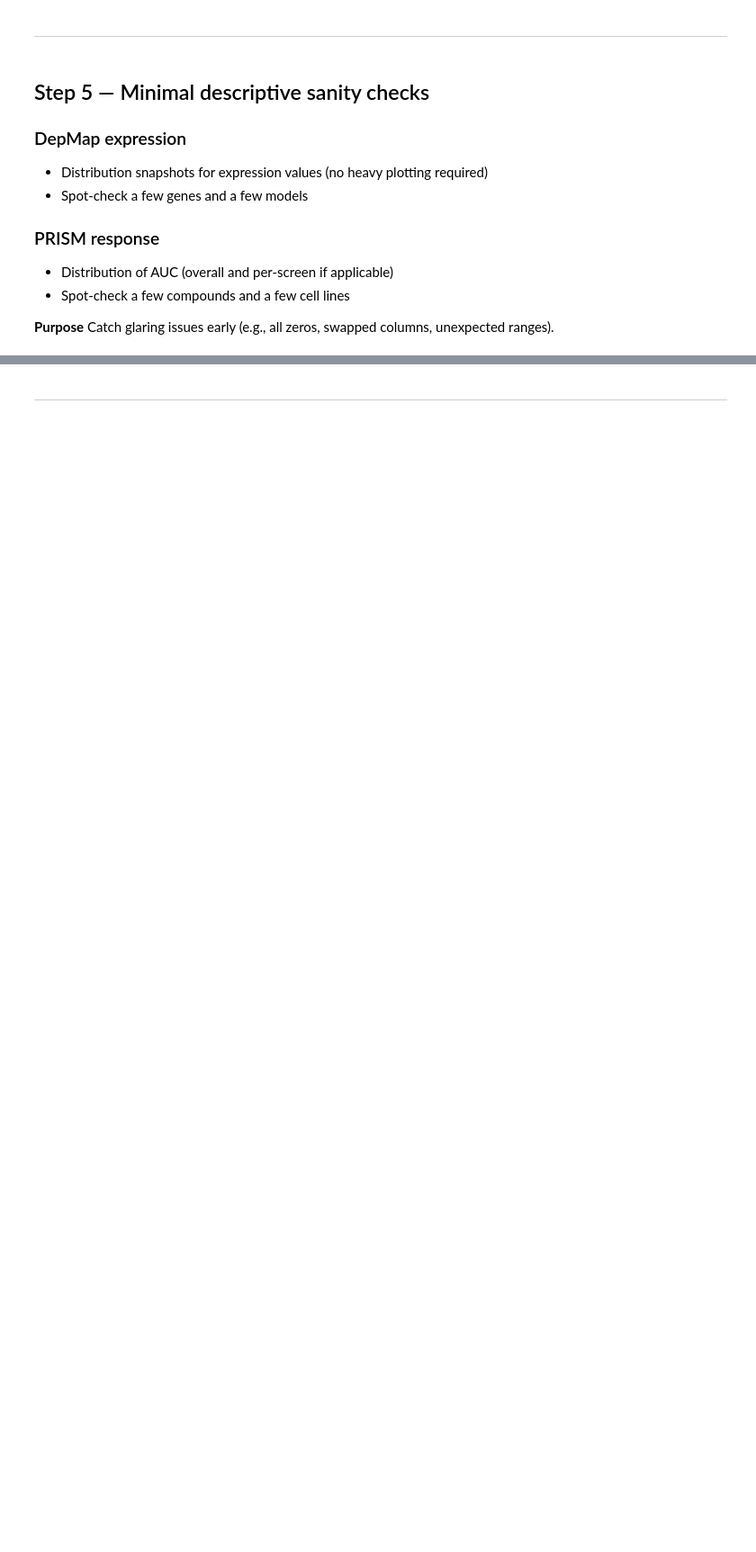
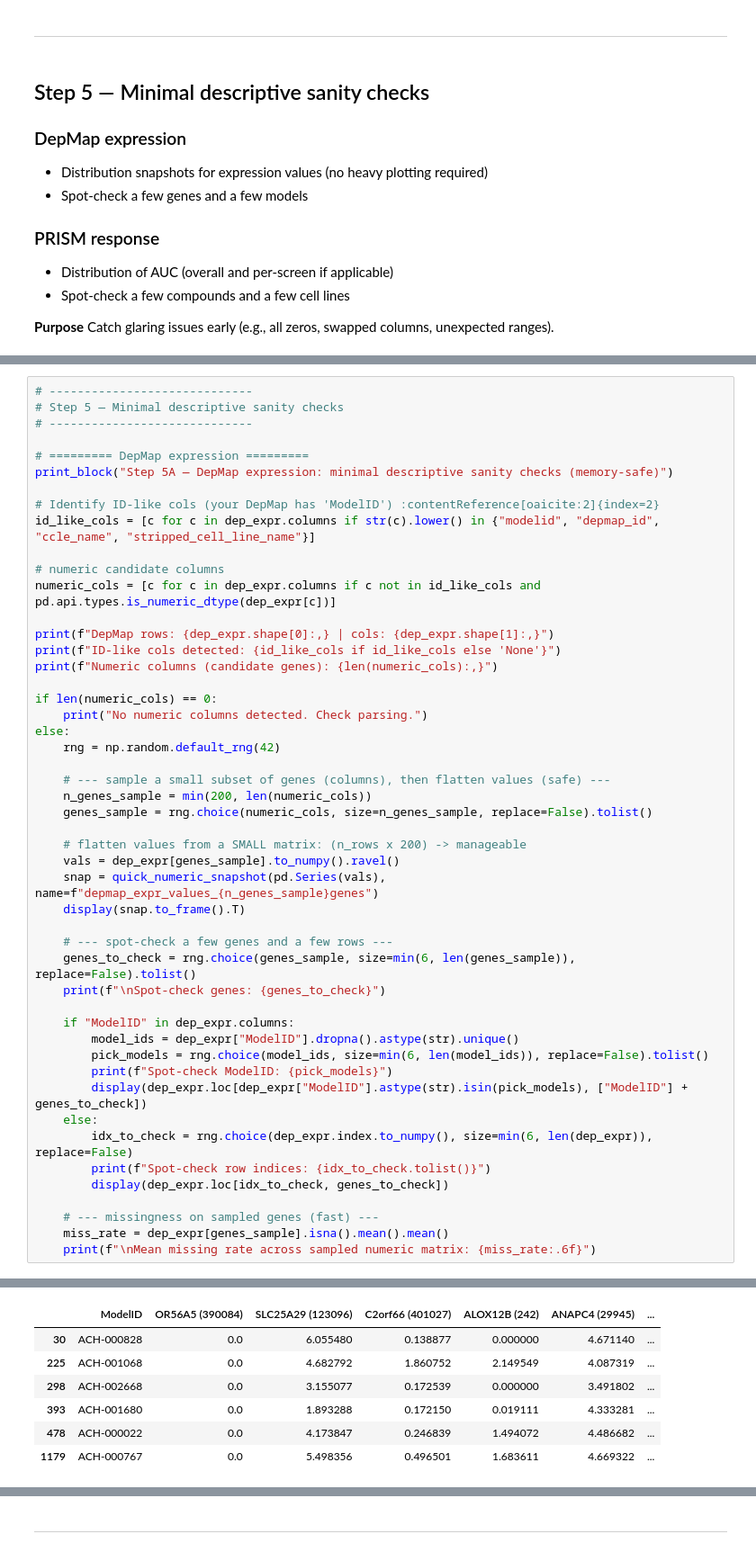
Before and after one commit to paulairazoqui/epigenetic-drug-resistance, a Jupyter notebook: notebooks/01_sanity_checks_depmap_prism.ipynb, the cells around one changed output, grey strips where cells are left out. Shown at 90% size. Saved outputs shown, nothing was run; the diff lists cells and outputs as text; blank space fills up the shorter version.

```diff
--- a/notebooks/01_sanity_checks_depmap_prism.ipynb
+++ b/notebooks/01_sanity_checks_depmap_prism.ipynb
@@ -416,0 +498,50 @@ Catch glaring issues early (e.g., all zeros, swapped columns, unexpected ranges)
+# %%
+# -----------------------------
+# Step 5 — Minimal descriptive sanity checks
+# -----------------------------
+
+# ========= DepMap expression =========
+print_block("Step 5A — DepMap expression: minimal descriptive sanity checks (memory-safe)")
+
+# Identify ID-like cols (your DepMap has 'ModelID') :contentReference[oaicite:2]{index=2}
+id_like_cols = [c for c in dep_expr.columns if str(c).lower() in {"modelid", "depmap_id", "ccle_name", "stripped_cell_line_name"}]
+
+# numeric candidate columns
+numeric_cols = [c for c in dep_expr.columns if c not in id_like_cols and pd.api.types.is_numeric_dtype(dep_expr[c])]
+
+print(f"DepMap rows: {dep_expr.shape[0]:,} | cols: {dep_expr.shape[1]:,}")
+print(f"ID-like cols detected: {id_like_cols if id_like_cols else 'None'}")
+print(f"Numeric columns (candidate genes): {len(numeric_cols):,}")
+
+if len(numeric_cols) == 0:
+    print("No numeric columns detected. Check parsing.")
+else:
+    rng = np.random.default_rng(42)
+
+    # --- sample a small subset of genes (columns), then flatten values (safe) ---
+    n_genes_sample = min(200, len(numeric_cols))
+    genes_sample = rng.choice(numeric_cols, size=n_genes_sample, replace=False).tolist()
+
+    # flatten values from a SMALL matrix: (n_rows x 200) -> manageable
+    vals = dep_expr[genes_sample].to_numpy().ravel()
+    snap = quick_numeric_snapshot(pd.Series(vals), name=f"depmap_expr_values_{n_genes_sample}genes")
+    display(snap.to_frame().T)
+
+    # --- spot-check a few genes and a few rows ---
+    genes_to_check = rng.choice(genes_sample, size=min(6, len(genes_sample)), replace=False).tolist()
+    print(f"\nSpot-check genes: {genes_to_check}")
+
+    if "ModelID" in dep_expr.columns:
+        model_ids = dep_expr["ModelID"].dropna().astype(str).unique()
+        pick_models = rng.choice(model_ids, size=min(6, len(model_ids)), replace=False).tolist()
+        print(f"Spot-check ModelID: {pick_models}")
+        display(dep_expr.loc[dep_expr["ModelID"].astype(str).isin(pick_models), ["ModelID"] + genes_to_check])
+    else:
+        idx_to_check = rng.choice(dep_expr.index.to_numpy(), size=min(6, len(dep_expr)), replace=False)
+        print(f"Spot-check row indices: {idx_to_check.tolist()}")
+        display(dep_expr.loc[idx_to_check, genes_to_check])
+
+    # --- missingness on sampled genes (fast) ---
+    miss_rate = dep_expr[genes_sample].isna().mean().mean()
+    print(f"\nMean missing rate across sampled numeric matrix: {miss_rate:.6f}")
+# %% [output]
@@ -416,0 +558,7 @@ Catch glaring issues early (e.g., all zeros, swapped columns, unexpected ranges)
+|  | ModelID | OR56A5 (390084) | SLC25A29 (123096) | C2orf66 (401027) | ALOX12B (242) | ANAPC4 (29945) | ... |
+| 30 | ACH-000828 | 0.0 | 6.055480 | 0.138877 | 0.000000 | 4.671140 | ... |
+| 225 | ACH-001068 | 0.0 | 4.682792 | 1.860752 | 2.149549 | 4.087319 | ... |
+| 298 | ACH-002668 | 0.0 | 3.155077 | 0.172539 | 0.000000 | 3.491802 | ... |
+| 393 | ACH-001680 | 0.0 | 1.893288 | 0.172150 | 0.019111 | 4.333281 | ... |
+| 478 | ACH-000022 | 0.0 | 4.173847 | 0.246839 | 1.494072 | 4.486682 | ... |
+| 1179 | ACH-000767 | 0.0 | 5.498356 | 0.496501 | 1.683611 | 4.669322 | ... |
```
Also changed, not shown: parts of 7 cells of this notebook.
